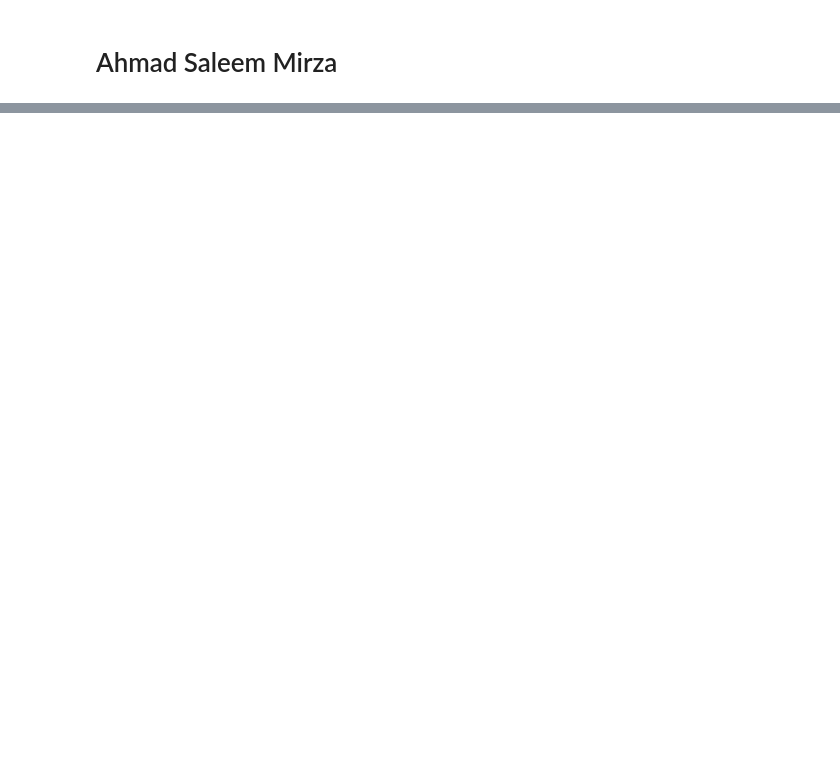
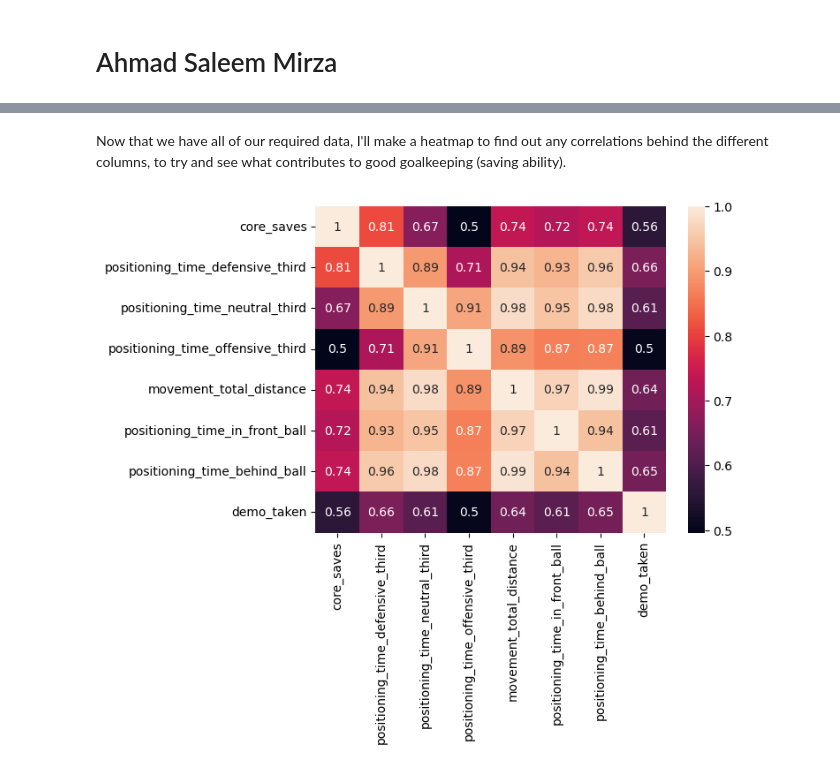
Before and after one commit to ahmadsm1/Rocket-League-Winning-Strategies, a Jupyter notebook: notebooks/analysis1.ipynb, the cells around one changed output, grey strips where cells are left out. Cells and saved outputs as stored; diff of their text form; code cells hidden in the pictures; blank space fills up the shorter version.

```diff
--- a/notebooks/analysis1.ipynb
+++ b/notebooks/analysis1.ipynb
@@ -2,0 +17,3 @@
+# %%
+raw = pd.read_csv('../data/raw/matches_by_teams.csv')
+raw.head()
@@ -24,0 +186,12 @@ pd.read_csv('../data/raw/matches_by_teams.csv')
+# %%
+q3 = raw.filter(['core_saves', 'positioning_time_defensive_third','positioning_time_neutral_third',
+                 'positioning_time_offensive_third', 'movement_total_distance', 'positioning_time_in_front_ball',
+                 'positioning_time_behind_ball','demo_taken', 'winner'])
+q3 = q3.drop(q3[q3.winner == False].index)
+q3 = q3.drop(columns=['winner'])
+# %% [markdown]
+Now that we have all of our required data, I'll make a heatmap to find out any correlations behind the different columns, to try and see what contributes to good goalkeeping (saving ability).
+# %%
+sns.heatmap(q3.corr(), annot=True);
+# %% [output]
+[figure, added]
```
Also changed, not shown: parts of 29 cells of this notebook, 4 other files.
